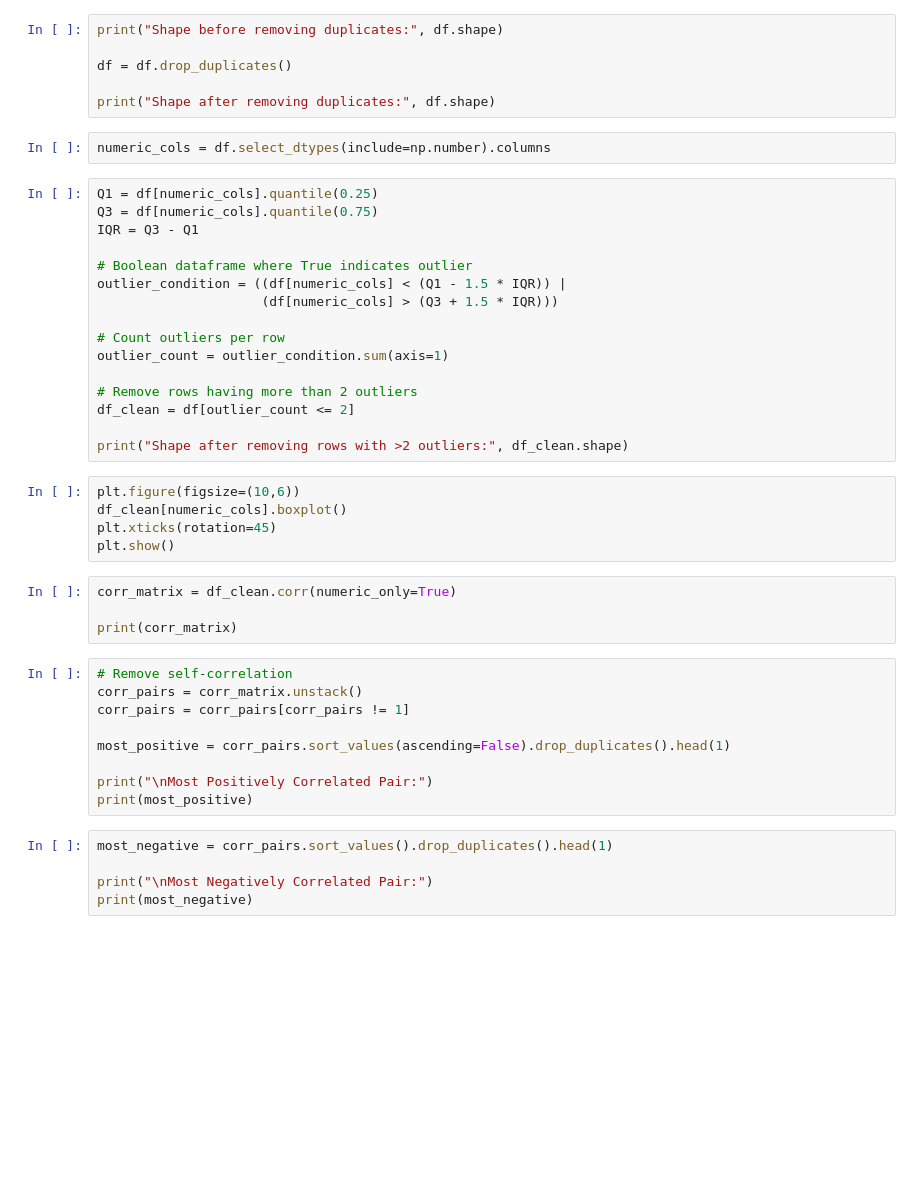
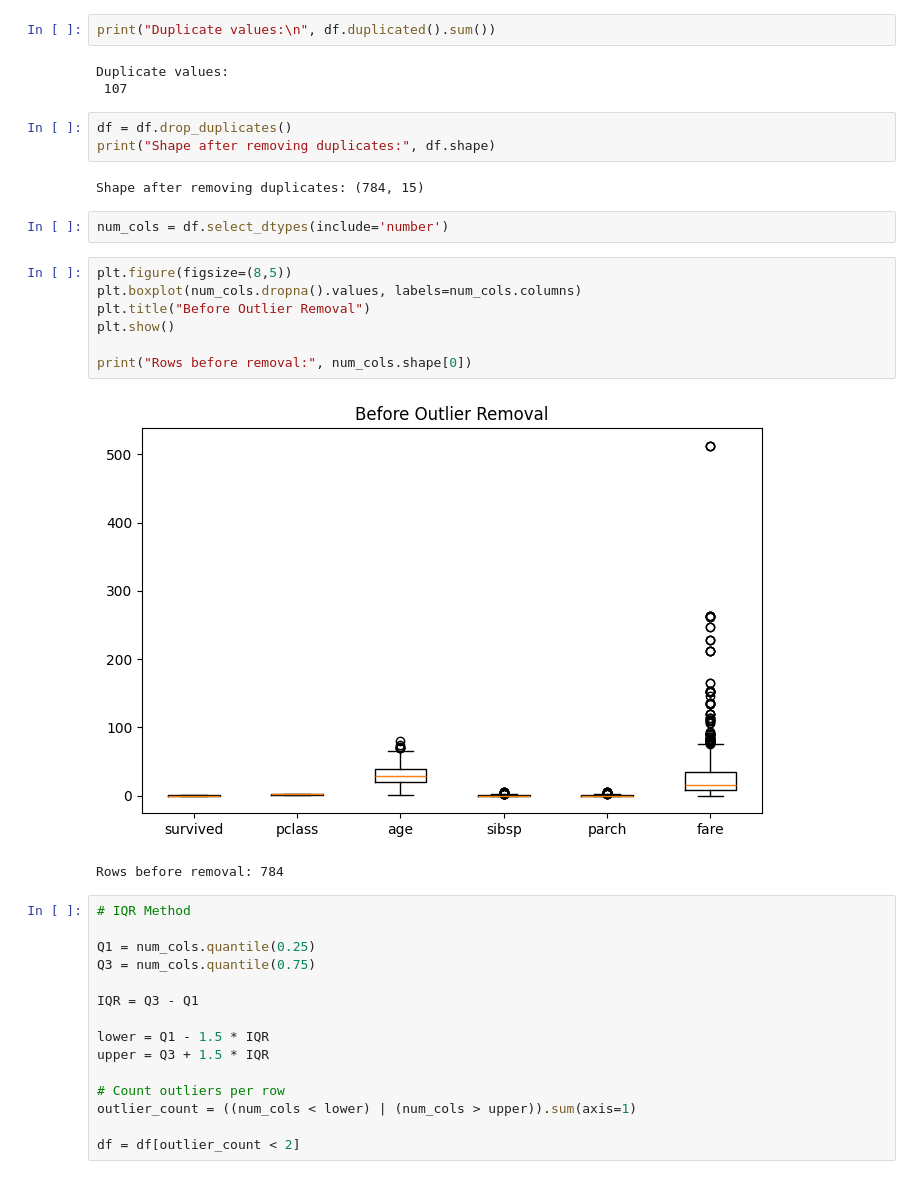
Before and after one commit to Ishaanvats74/Data-Analysis-and-Visualization-College, a Jupyter notebook: Practical 2/Practical2.ipynb, the cells around one changed output. Cells and saved outputs as stored; diff of their text form; blank space fills up the shorter version.

```diff
--- a/Practical 2/Practical2.ipynb
+++ b/Practical 2/Practical2.ipynb
@@ -18,47 +42,37 @@ print("\nTotal Missing Values:", df.isnull().sum().sum())
+# %%
+print("Duplicate values:\n", df.duplicated().sum())
+# %% [output]
+Duplicate values:
+ 107
 # %%
-print("Shape before removing duplicates:", df.shape)
-
 df = df.drop_duplicates()
-
 print("Shape after removing duplicates:", df.shape)
+# %% [output]
+Shape after removing duplicates: (784, 15)
 # %%
-numeric_cols = df.select_dtypes(include=np.number).columns
+num_cols = df.select_dtypes(include='number')
+# %%
+plt.figure(figsize=(8,5))
+plt.boxplot(num_cols.dropna().values, labels=num_cols.columns)
+plt.title("Before Outlier Removal")
+plt.show()
+
+print("Rows before removal:", num_cols.shape[0])
+# %% [output]
+[figure, added]
+Rows before removal: 784
 # %%
-Q1 = df[numeric_cols].quantile(0.25)
-Q3 = df[numeric_cols].quantile(0.75)
+# IQR Method
+
+Q1 = num_cols.quantile(0.25)
+Q3 = num_cols.quantile(0.75)
+
 IQR = Q3 - Q1
 
-# Boolean dataframe where True indicates outlier
-outlier_condition = ((df[numeric_cols] < (Q1 - 1.5 * IQR)) |
-                     (df[numeric_cols] > (Q3 + 1.5 * IQR)))
+lower = Q1 - 1.5 * IQR
+upper = Q3 + 1.5 * IQR
 
 # Count outliers per row
-outlier_count = outlier_condition.sum(axis=1)
+outlier_count = ((num_cols < lower) | (num_cols > upper)).sum(axis=1)
 
-# Remove rows having more than 2 outliers
-df_clean = df[outlier_count <= 2]
-
-print("Shape after removing rows with >2 outliers:", df_clean.shape)
+df = df[outlier_count < 2]
-# %%
-plt.figure(figsize=(10,6))
-df_clean[numeric_cols].boxplot()
-plt.xticks(rotation=45)
-plt.show()
-# %%
-corr_matrix = df_clean.corr(numeric_only=True)
-
-print(corr_matrix)
-# %%
-# Remove self-correlation
-corr_pairs = corr_matrix.unstack()
-corr_pairs = corr_pairs[corr_pairs != 1]
-
-most_positive = corr_pairs.sort_values(ascending=False).drop_duplicates().head(1)
-
-print("\nMost Positively Correlated Pair:")
-print(most_positive)
-# %%
-most_negative = corr_pairs.sort_values().drop_duplicates().head(1)
-
-print("\nMost Negatively Correlated Pair:")
-print(most_negative)
```
Also changed, not shown: parts of 8 cells of this notebook, 4 other files.
